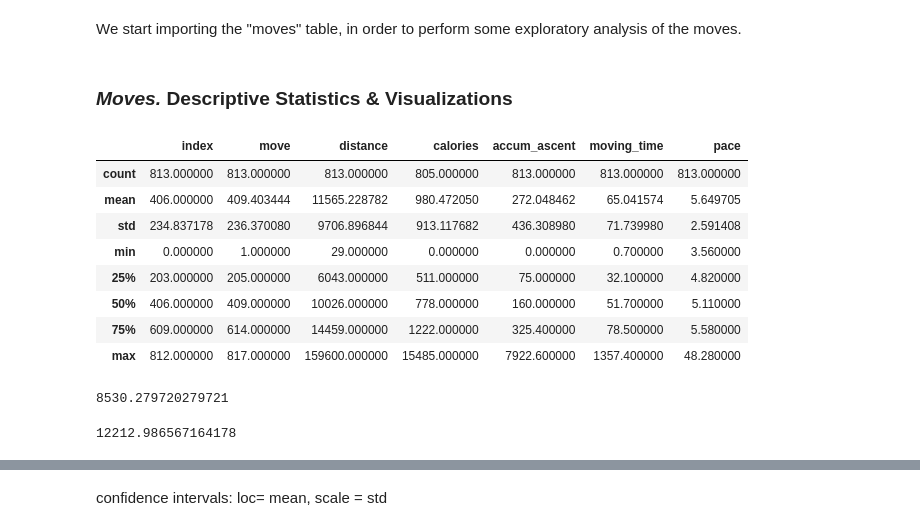
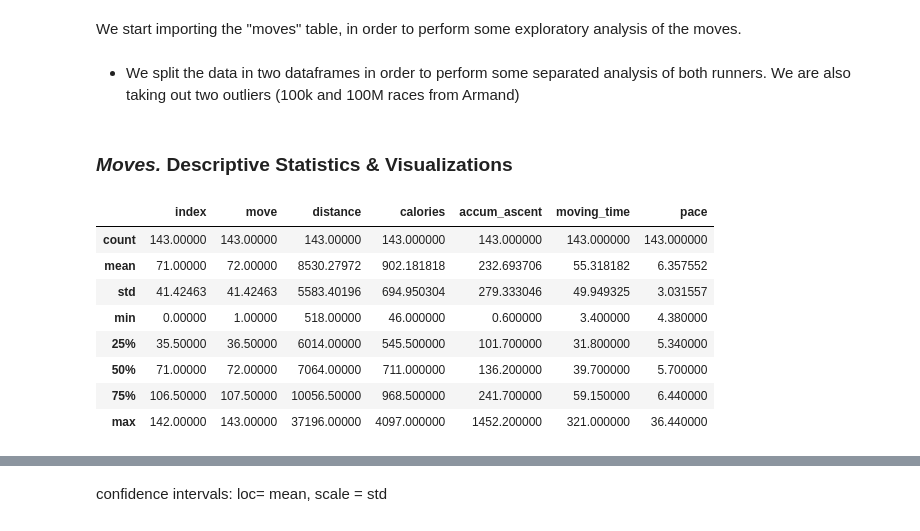
Before and after one commit to pausampietro/run_perfomance, a Jupyter notebook: 2. Data Exploratory Analysis.ipynb, the cells around one changed output, grey strips where cells are left out. Saved outputs shown, nothing was run; the diff lists cells and outputs as text; code cells hidden in the pictures.

```diff
--- a/2. Data Exploratory Analysis.ipynb
+++ b/2. Data Exploratory Analysis.ipynb
@@ -30,3 +30,7 @@ from rpdb import read_table, export_table
 We start importing the "moves" table, in order to perform some exploratory analysis of the moves.
 # %%
 moves = read_table('moves')
+# %% [markdown]
+* We split the data in two dataframes in order to perform some separated analysis of both runners. We are also taking out two outliers (100k and 100M races from Armand)
+# %%
+moves_p = moves[moves.athlete == 'P']
@@ -33,22 +39,14 @@ moves = read_table('moves')
 # %% [markdown]
 ### ***Moves.*** Descriptive Statistics & Visualizations
 # %%
-moves.describe()
+moves_p.describe()
 # %% [output]
 |  | index | move | distance | calories | accum_ascent | moving_time | pace |
-| count | 813.000000 | 813.000000 | 813.000000 | 805.000000 | 813.000000 | 813.000000 | 813.000000 |
-| mean | 406.000000 | 409.403444 | 11565.228782 | 980.472050 | 272.048462 | 65.041574 | 5.649705 |
-| std | 234.837178 | 236.370080 | 9706.896844 | 913.117682 | 436.308980 | 71.739980 | 2.591408 |
-| min | 0.000000 | 1.000000 | 29.000000 | 0.000000 | 0.000000 | 0.700000 | 3.560000 |
-| 25% | 203.000000 | 205.000000 | 6043.000000 | 511.000000 | 75.000000 | 32.100000 | 4.820000 |
-| 50% | 406.000000 | 409.000000 | 10026.000000 | 778.000000 | 160.000000 | 51.700000 | 5.110000 |
-| 75% | 609.000000 | 614.000000 | 14459.000000 | 1222.000000 | 325.400000 | 78.500000 | 5.580000 |
-| max | 812.000000 | 817.000000 | 159600.000000 | 15485.000000 | 7922.600000 | 1357.400000 | 48.280000 |
+| count | 143.00000 | 143.00000 | 143.00000 | 143.000000 | 143.000000 | 143.000000 | 143.000000 |
+| mean | 71.00000 | 72.00000 | 8530.27972 | 902.181818 | 232.693706 | 55.318182 | 6.357552 |
+| std | 41.42463 | 41.42463 | 5583.40196 | 694.950304 | 279.333046 | 49.949325 | 3.031557 |
+| min | 0.00000 | 1.00000 | 518.00000 | 46.000000 | 0.600000 | 3.400000 | 4.380000 |
+| 25% | 35.50000 | 36.50000 | 6014.00000 | 545.500000 | 101.700000 | 31.800000 | 5.340000 |
+| 50% | 71.00000 | 72.00000 | 7064.00000 | 711.000000 | 136.200000 | 39.700000 | 5.700000 |
+| 75% | 106.50000 | 107.50000 | 10056.50000 | 968.500000 | 241.700000 | 59.150000 | 6.440000 |
+| max | 142.00000 | 143.00000 | 37196.00000 | 4097.000000 | 1452.200000 | 321.000000 | 36.440000 |
-# %%
-moves['distance'][moves.athlete=='P'].mean()
-# %% [output]
-8530.279720279721
-# %%
-moves['distance'][moves.athlete=='A'].mean()
-# %% [output]
-12212.986567164178
```
Also changed, not shown: parts of 9 cells of this notebook.
